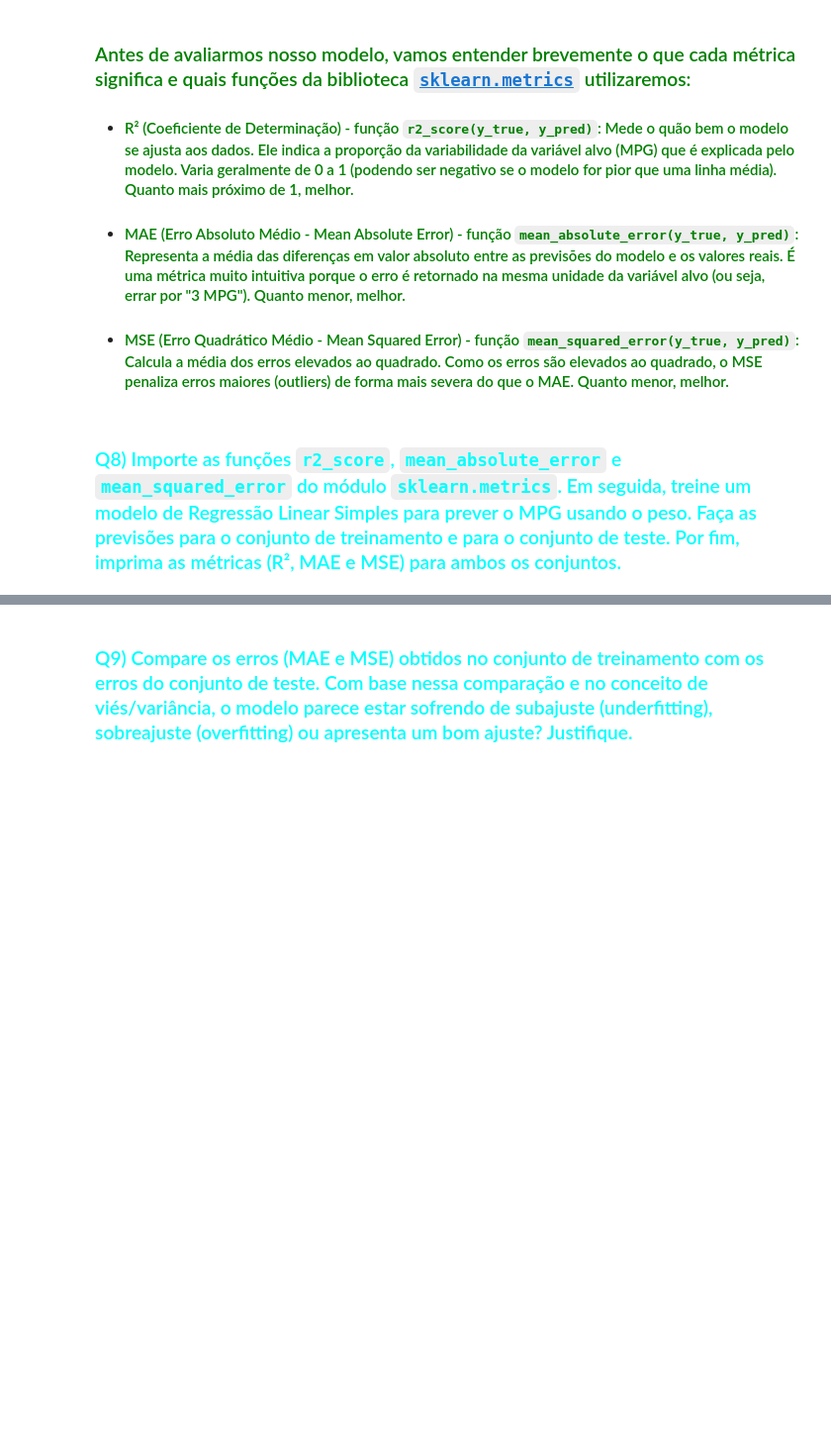
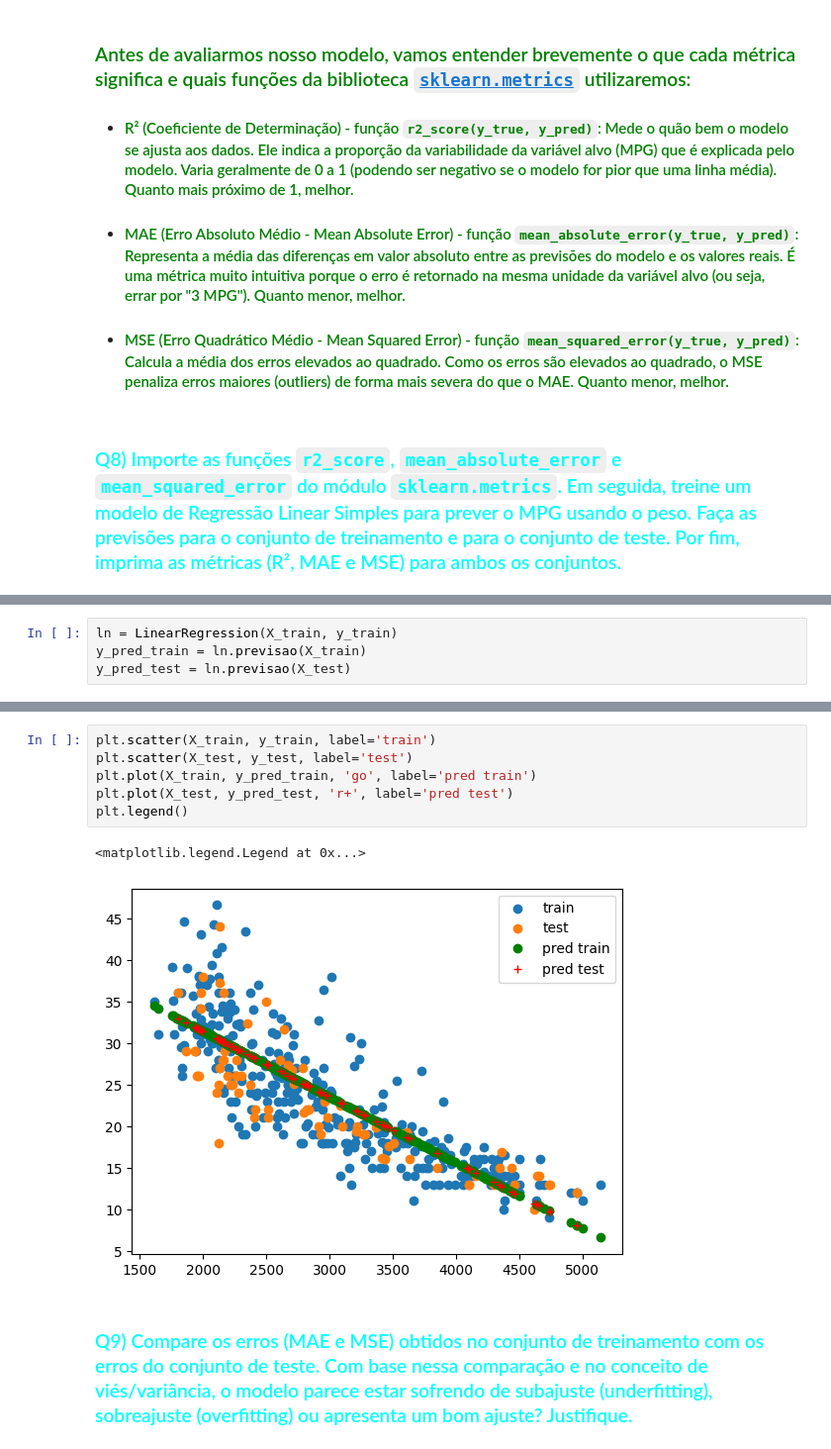
Before and after one commit to jaumg2004/Academia-Digital, a Jupyter notebook: lab/C24_2026_1_LL_Atividade_05_MMMM.ipynb, the cells around one changed output, grey strips where cells are left out. Shown at 99% size. Saved outputs shown, nothing was run; the diff lists cells and outputs as text; blank space fills up the shorter version.

```diff
--- a/lab/C24_2026_1_LL_Atividade_05_MMMM.ipynb
+++ b/lab/C24_2026_1_LL_Atividade_05_MMMM.ipynb
@@ -208,2 +202,6 @@ y_pred = ln.previsao(X_test)
+# %%
+ln = LinearRegression(X_train, y_train)
+y_pred_train = ln.previsao(X_train)
+y_pred_test = ln.previsao(X_test)
 # %%
 print("Treino:")
@@ -214,3 +226,12 @@ ValueError: Found input variables with inconsistent numbers of samples: [318, 80
+# %%
+plt.scatter(X_train, y_train, label='train')
+plt.scatter(X_test, y_test, label='test')
+plt.plot(X_train, y_pred_train, 'go', label='pred train')
+plt.plot(X_test, y_pred_test, 'r+', label='pred test')
+plt.legend()
+# %% [output]
+<matplotlib.legend.Legend at 0x...>
+[figure, added]
 # %% [markdown]
 ### <font color='cyan'>Q9) Compare os erros (MAE e MSE) obtidos no conjunto de treinamento com os erros do conjunto de teste. Com base nessa comparação e no conceito de viés/variância, o modelo parece estar sofrendo de subajuste (underfitting), sobreajuste (overfitting) ou apresenta um bom ajuste? Justifique.</font>
 # %% [markdown]
```
Also changed, not shown: parts of 9 cells of this notebook.
